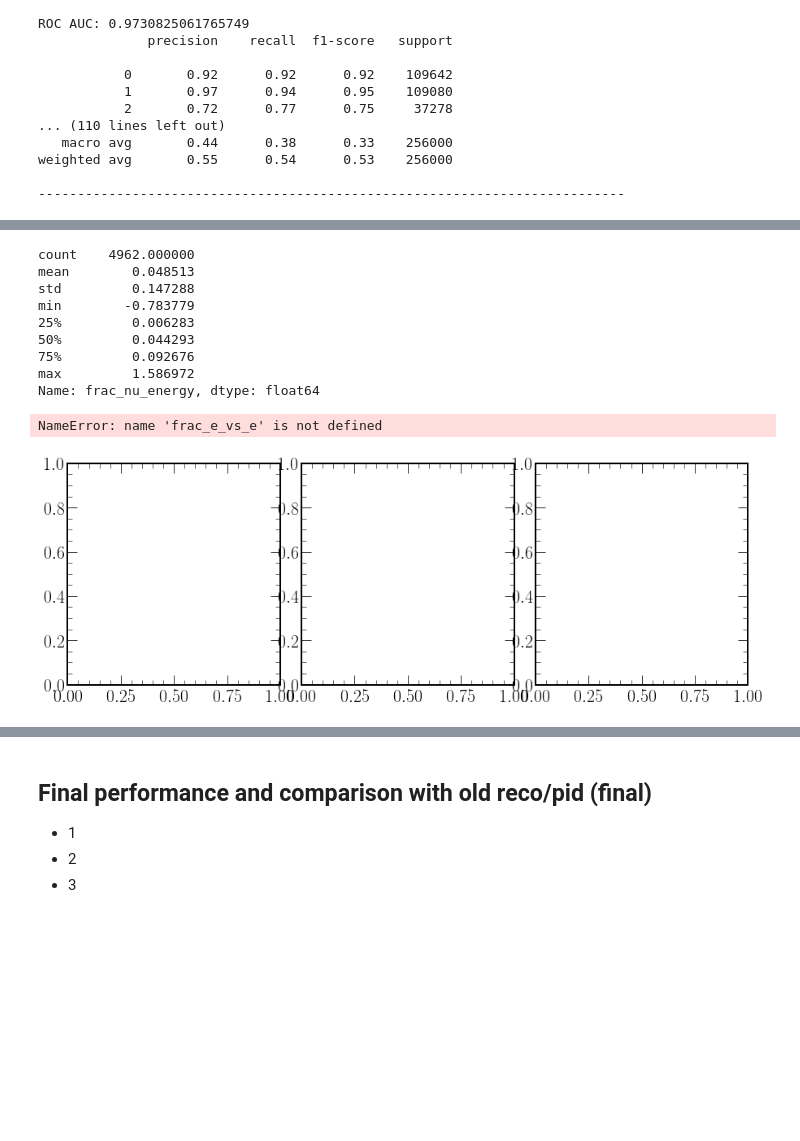
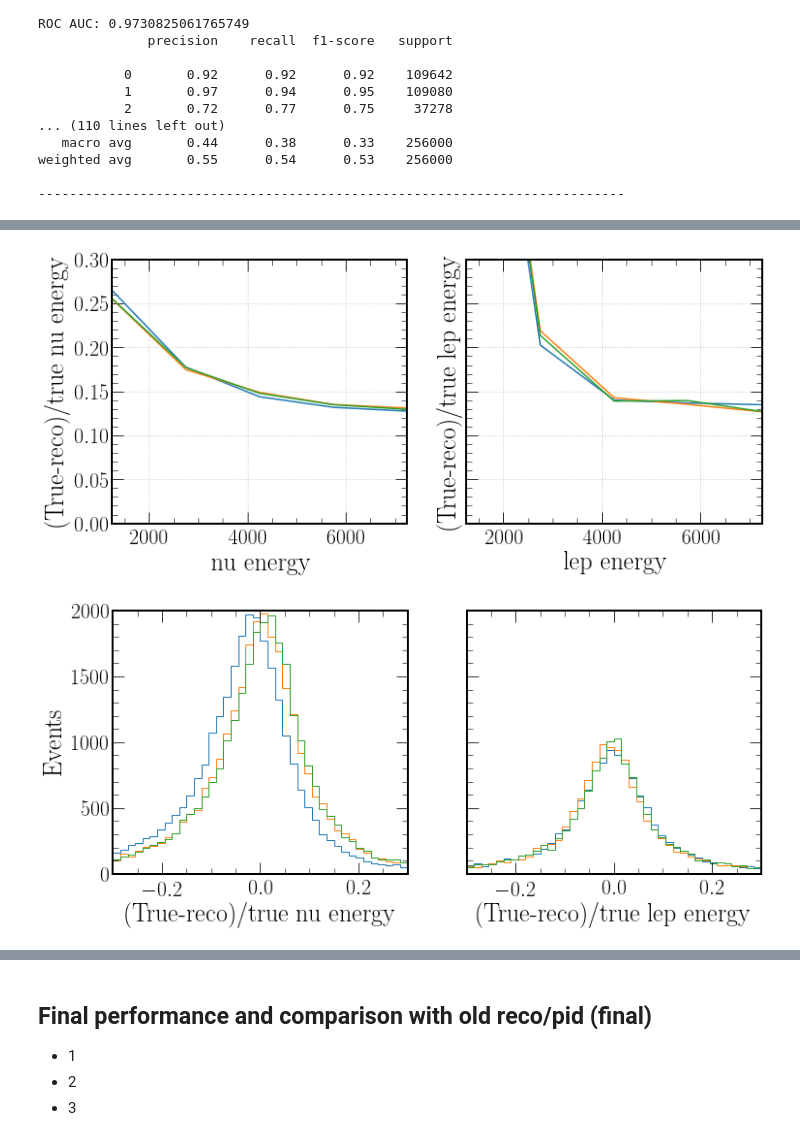
Before and after one commit to chipsneutrino/chips-net, a Jupyter notebook: analysis.ipynb, the cells around one changed output, grey strips where cells are left out. Cells and saved outputs as stored; diff of their text form; code cells hidden in the pictures; blank space fills up the shorter version.

```diff
--- a/analysis.ipynb
+++ b/analysis.ipynb
@@ -742,36 +671,42 @@ Name: frac_nu_energy, dtype: float64
-# %%
-nu_lep_learn_ev[nu_lep_learn_ev["t_all_cat"] == 0]['frac_nu_energy'].describe()
-# %% [output]
-count    4962.000000
-mean        0.048513
-std         0.147288
-min        -0.783779
-25%         0.006283
-50%         0.044293
-75%         0.092676
-max         1.586972
-Name: frac_nu_energy, dtype: float64
 # %%
-fig, axs = plt.subplots(1, 3, figsize=(15, 5), gridspec_kw={"hspace": 0.1, "wspace": 0.1})
-e_list, std_list = frac_e_vs_e(e_ev)
+fig, axs = plt.subplots(1, 2, figsize=(12, 5), gridspec_kw={"hspace": 0.1, "wspace": 0.2})
+e_list, std_list = chipsnet.utils.frac_e_vs_par(events[events["t_comb_cat"] == 0], fit_name="energy_frac_nu_energy")
+axs[0].plot(e_list, std_list)
+e_list, std_list = chipsnet.utils.frac_e_vs_par(events[events["t_comb_cat"] == 0], fit_name="energy_lepton_frac_nu_energy")
+axs[0].plot(e_list, std_list)
+e_list, std_list = chipsnet.utils.frac_e_vs_par(events[events["t_comb_cat"] == 0], fit_name="energy_lepton_learn_frac_nu_energy")
 axs[0].plot(e_list, std_list)
 axs[0].label_outer()
-axs[0].set(ylabel=r"(True-reco)/true E")
-axs[0].set_title(r"nuel")
-axs[0].set_ylim(0, 0.5)
+axs[0].set(ylabel=r"(True-reco)/true nu energy", xlabel=r"nu energy")
+axs[0].set_ylim(0, 0.3)
 axs[0].grid()
-e_list, std_list = frac_e_vs_e(e_lep_ev)
+e_list, std_list = chipsnet.utils.frac_e_vs_par(events[events["t_comb_cat"] == 0], par="t_lep_energy", fit_name="lepton_frac_lep_energy")
+axs[1].plot(e_list, std_list)
+e_list, std_list = chipsnet.utils.frac_e_vs_par(events[events["t_comb_cat"] == 0], par="t_lep_energy", fit_name="energy_lepton_frac_lep_energy")
+axs[1].plot(e_list, std_list)
+e_list, std_list = chipsnet.utils.frac_e_vs_par(events[events["t_comb_cat"] == 0], par="t_lep_energy", fit_name="energy_lepton_learn_frac_lep_energy")
 axs[1].plot(e_list, std_list)
 axs[1].label_outer()
-axs[1].set(ylabel=r"(True-reco)/true E")
-axs[1].set_ylim(0, 0.5)
+axs[1].set(ylabel=r"(True-reco)/true lep energy", xlabel=r"lep energy")
+axs[1].set_ylim(0, 0.3)
 axs[1].grid()
-e_list, std_list = frac_e_vs_e(e_lep_learn_ev)
-axs[2].plot(e_list, std_list)
-axs[2].label_outer()
-axs[2].set(ylabel=r"(True-reco)/true E")
-axs[2].set_ylim(0, 0.5)
-axs[2].grid()
+plt.show()
 # %% [output]
-NameError: name 'frac_e_vs_e' is not defined
-[figure, old version]
+[figure, new version]
+# %%
+fig, axs = plt.subplots(1, 2, figsize=(12, 5), gridspec_kw={"hspace": 0.1, "wspace": 0.2})
+axs[0].hist(events[events["t_comb_cat"] == 0]['energy_frac_nu_energy'], range=(-0.3, 0.3), bins=40, histtype='step')
+axs[0].hist(events[events["t_comb_cat"] == 0]['energy_lepton_frac_nu_energy'], range=(-0.3, 0.3), bins=40, histtype='step')
+axs[0].hist(events[events["t_comb_cat"] == 0]['energy_lepton_learn_frac_nu_energy'], range=(-0.3, 0.3), bins=40, histtype='step')
+axs[0].set(xlabel=r"(True-reco)/true nu energy", ylabel=r"Events")
+axs[0].label_outer()
+axs[0].set_ylim(0, 2000)
+axs[1].hist(events[events["t_comb_cat"] == 0]['lepton_frac_lep_energy'], range=(-0.3, 0.3), bins=40, histtype='step')
+axs[1].hist(events[events["t_comb_cat"] == 0]['energy_lepton_frac_lep_energy'], range=(-0.3, 0.3), bins=40, histtype='step')
+axs[1].hist(events[events["t_comb_cat"] == 0]['energy_lepton_learn_frac_lep_energy'], range=(-0.3, 0.3), bins=40, histtype='step')
+axs[1].set(xlabel=r"(True-reco)/true lep energy", ylabel=r"Events")
+axs[1].label_outer()
+axs[1].set_ylim(0, 2000)
+plt.show()
+# %% [output]
+[figure, added]
```
Also changed, not shown: parts of 62 cells of this notebook, 5 other files.
